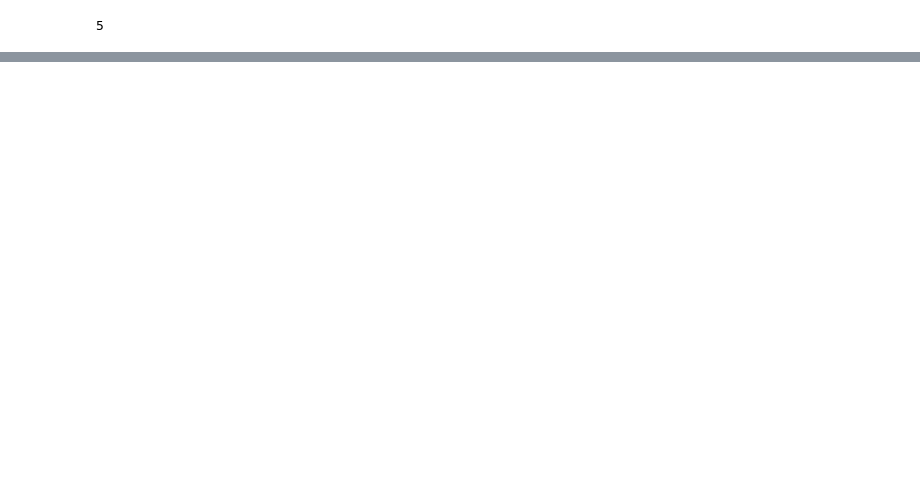
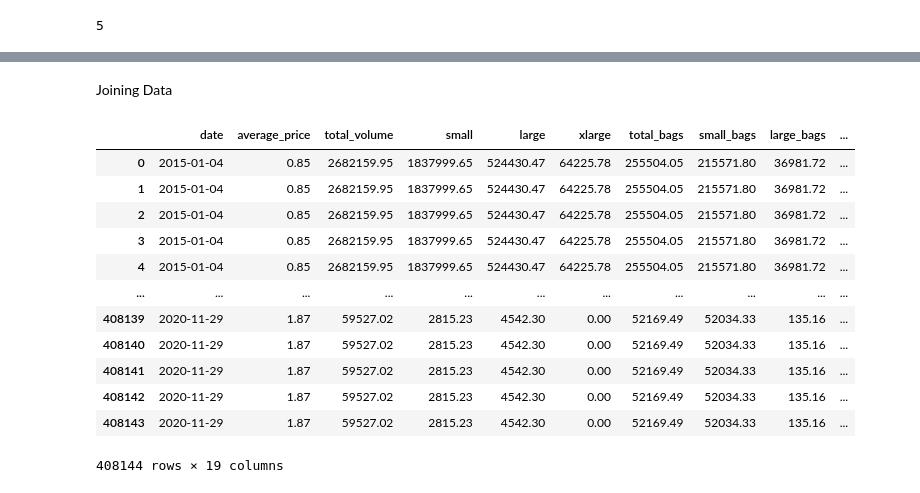
Before and after one commit to hblinken/GSB-544, a Jupyter notebook: Week 2/Lab_2.ipynb, the cells around one changed output, grey strips where cells are left out. Drawn from its saved outputs; the diff is of its cells as text; code cells hidden in the pictures; blank space fills up the shorter version.

```diff
--- a/Week 2/Lab_2.ipynb
+++ b/Week 2/Lab_2.ipynb
@@ -121,0 +243,2 @@ print(highest_avg_month)
+# %%
+california.loc[:, 'total_sales'] = california['small'] + california['large'] + california['xlarge']
@@ -121,0 +274,55 @@ print(highest_avg_month)
+# %% [markdown]
+Joining Data
+# %%
+# Set the random seed for reproducibility
+np.random.seed(42)
+
+# Define the cities
+geographies = ['Los Angeles', 'San Diego', 'Sacramento', 'San Francisco']
+
+# Create a function to simulate house prices
+def simulate_house_prices(city, num_records):
+    base_price = {
+        'Los Angeles': 800000,
+        'San Diego': 700000,
+        'Sacramento': 500000,
+        'San Francisco': 1200000
+    }
+    # Simulate house prices with some variation
+    prices = np.random.normal(loc=base_price[city], scale=100000, size=num_records)
+    return prices
+
+# Create the dataset
+num_records_per_city = 1000
+data = {
+    'geography': [],
+    'house_price': [],
+    'year': []  # Add year column
+}
+
+# Generate the data
+for city in geographies:
+    data['geography'].extend([city] * num_records_per_city)
+    data['house_price'].extend(simulate_house_prices(city, num_records_per_city))
+    data['year'].extend(np.random.randint(2015, 2021, size=num_records_per_city))  # Random year between 2015-2020
+
+# Create the DataFrame
+house_prices_df = pd.DataFrame(data)
+# %%
+houses = california.merge(house_prices_df, on= ["geography", "year"], how= 'inner')
+
+houses
+# %% [output]
+|  | date | average_price | total_volume | small | large | xlarge | total_bags | small_bags | large_bags | ... |
+| 0 | 2015-01-04 | 0.85 | 2682159.95 | 1837999.65 | 524430.47 | 64225.78 | 255504.05 | 215571.80 | 36981.72 | ... |
+| 1 | 2015-01-04 | 0.85 | 2682159.95 | 1837999.65 | 524430.47 | 64225.78 | 255504.05 | 215571.80 | 36981.72 | ... |
+| 2 | 2015-01-04 | 0.85 | 2682159.95 | 1837999.65 | 524430.47 | 64225.78 | 255504.05 | 215571.80 | 36981.72 | ... |
+| 3 | 2015-01-04 | 0.85 | 2682159.95 | 1837999.65 | 524430.47 | 64225.78 | 255504.05 | 215571.80 | 36981.72 | ... |
+| 4 | 2015-01-04 | 0.85 | 2682159.95 | 1837999.65 | 524430.47 | 64225.78 | 255504.05 | 215571.80 | 36981.72 | ... |
+| ... | ... | ... | ... | ... | ... | ... | ... | ... | ... | ... |
+| 408139 | 2020-11-29 | 1.87 | 59527.02 | 2815.23 | 4542.30 | 0.00 | 52169.49 | 52034.33 | 135.16 | ... |
+| 408140 | 2020-11-29 | 1.87 | 59527.02 | 2815.23 | 4542.30 | 0.00 | 52169.49 | 52034.33 | 135.16 | ... |
+| 408141 | 2020-11-29 | 1.87 | 59527.02 | 2815.23 | 4542.30 | 0.00 | 52169.49 | 52034.33 | 135.16 | ... |
+| 408142 | 2020-11-29 | 1.87 | 59527.02 | 2815.23 | 4542.30 | 0.00 | 52169.49 | 52034.33 | 135.16 | ... |
+| 408143 | 2020-11-29 | 1.87 | 59527.02 | 2815.23 | 4542.30 | 0.00 | 52169.49 | 52034.33 | 135.16 | ... |
+408144 rows × 19 columns
```
Also changed, not shown: parts of 22 cells of this notebook, 3 other files.
